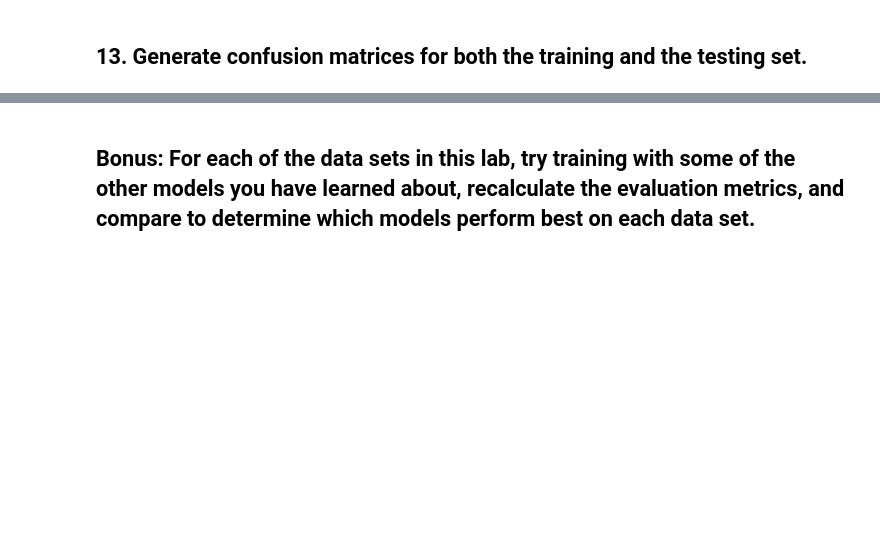
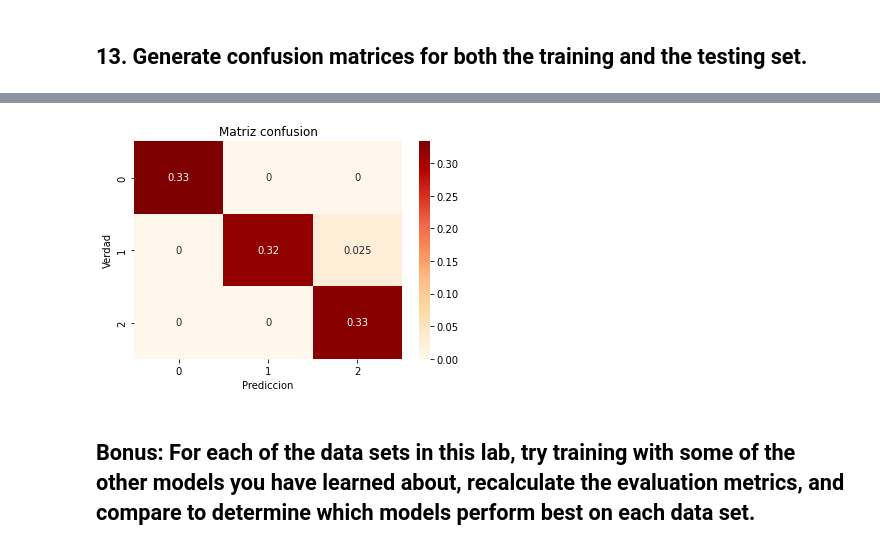
Before and after one commit to Ironhack-Data-Madrid-Mayo-2022/7.2-lab-supervised-model-evaluation, a Jupyter notebook: your-code/main.ipynb, the cells around one changed output, grey strips where cells are left out. Cells and saved outputs as stored; diff of their text form; code cells hidden in the pictures; blank space fills up the shorter version.

```diff
--- a/your-code/main.ipynb
+++ b/your-code/main.ipynb
@@ -221,2 +288,11 @@ balanced_acc_test = balanced_accuracy_score(y_train, y_pred_train)
+# %%
+ax=sns.heatmap(cm(y_train, y_pred_train)/sum(sum(cm(y_train, y_pred_train))), annot=True, cmap= 'OrRd')
+
+plt.title('Matriz confusion')
+plt.ylabel('Verdad')
+plt.xlabel('Prediccion')
+plt.show();
+# %% [output]
+[figure, added]
 # %% [markdown]
 ## Bonus: For each of the data sets in this lab, try training with some of the other models you have learned about, recalculate the evaluation metrics, and compare to determine which models perform best on each data set.
```
Also changed, not shown: parts of 15 cells of this notebook.
